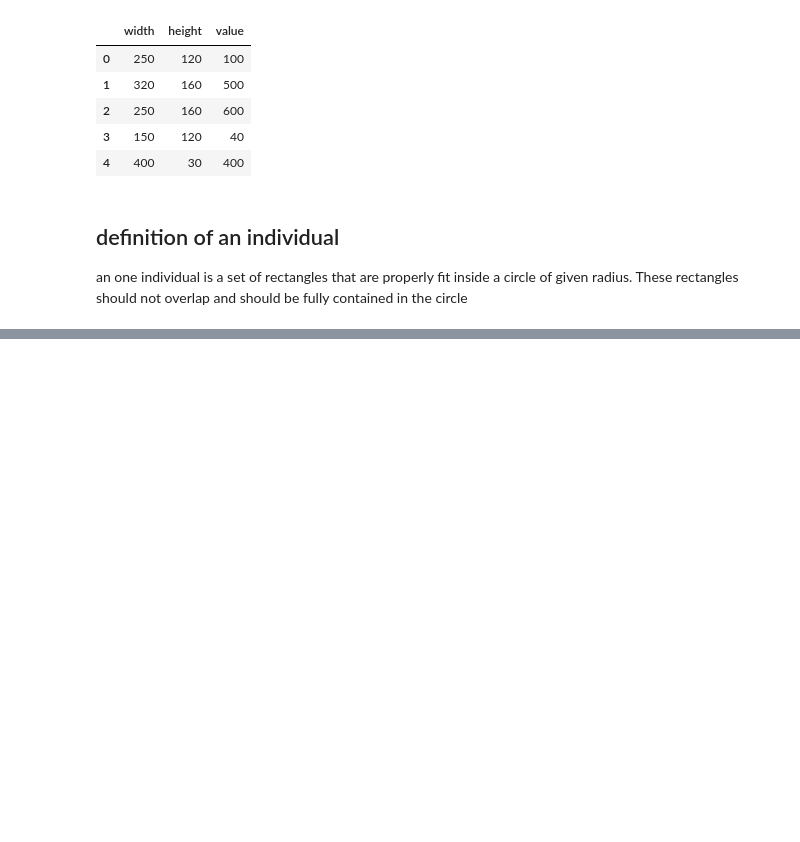
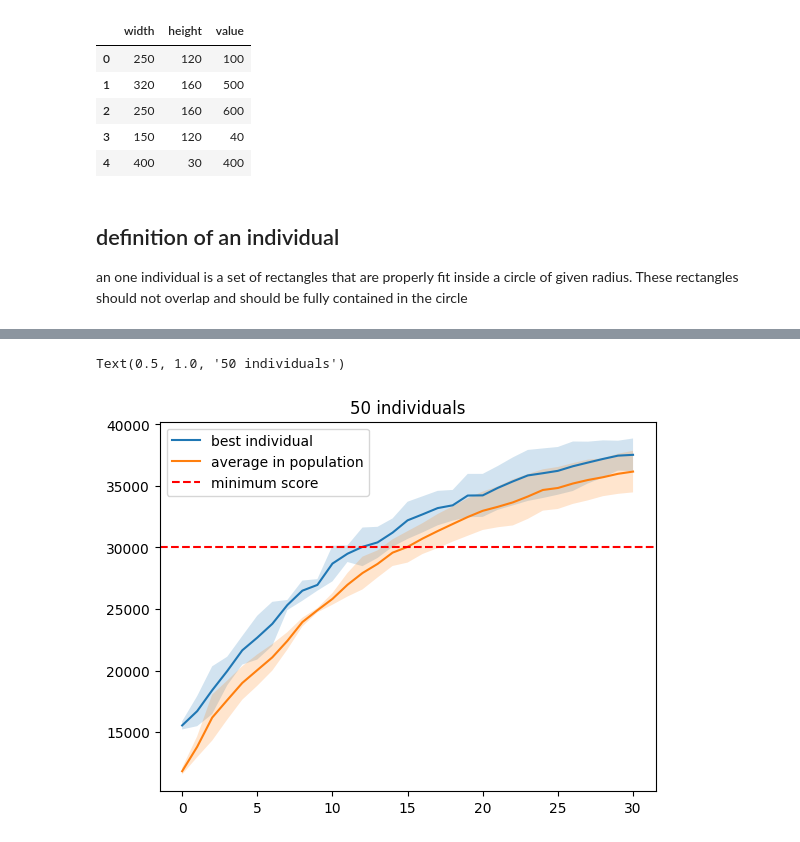
Before and after one commit to Fersoil/miowad, a Jupyter notebook: EA/code/AE2_hyperparameters.ipynb, the cells around one changed output, grey strips where cells are left out. Drawn from its saved outputs; the diff is of its cells as text; code cells hidden in the pictures; blank space fills up the shorter version.

```diff
--- a/EA/code/AE2_hyperparameters.ipynb
+++ b/EA/code/AE2_hyperparameters.ipynb
@@ -338,0 +77,17 @@ Text(0.5, 1.0, 'Scores over generations for 30 generations and 50 individuals da
+# %%
+best_scores_50, avg_scores_50, times_50 = load_summary_experiment("800_50_individuals")
+
+plt.plot(best_scores_50.index, best_scores_50.mean(axis=1), label="best individual")
+plt.plot(avg_scores_50.index, avg_scores_50.mean(axis=1), label="average in population")
+
+plt.fill_between(best_scores_50.index, y1 = best_scores_50.mean(axis = 1) - best_scores_50.std(axis = 1), y2 = best_scores_50.mean(axis = 1) + best_scores_50.std(axis = 1), alpha = 0.2)
+plt.fill_between(avg_scores_50.index, y1 = avg_scores_50.mean(axis = 1) - avg_scores_50.std(axis = 1), y2 = avg_scores_50.mean(axis = 1) + avg_scores_50.std(axis = 1), alpha = 0.2)
+
+
+plt.axhline(y=30000, c="red", linestyle = "--", label = "minimum score")
+
+plt.legend()
+plt.title("50 individuals")
+# %% [output]
+Text(0.5, 1.0, '50 individuals')
+[figure, added]
```
Also changed, not shown: parts of 44 cells of this notebook, 15 other files.
